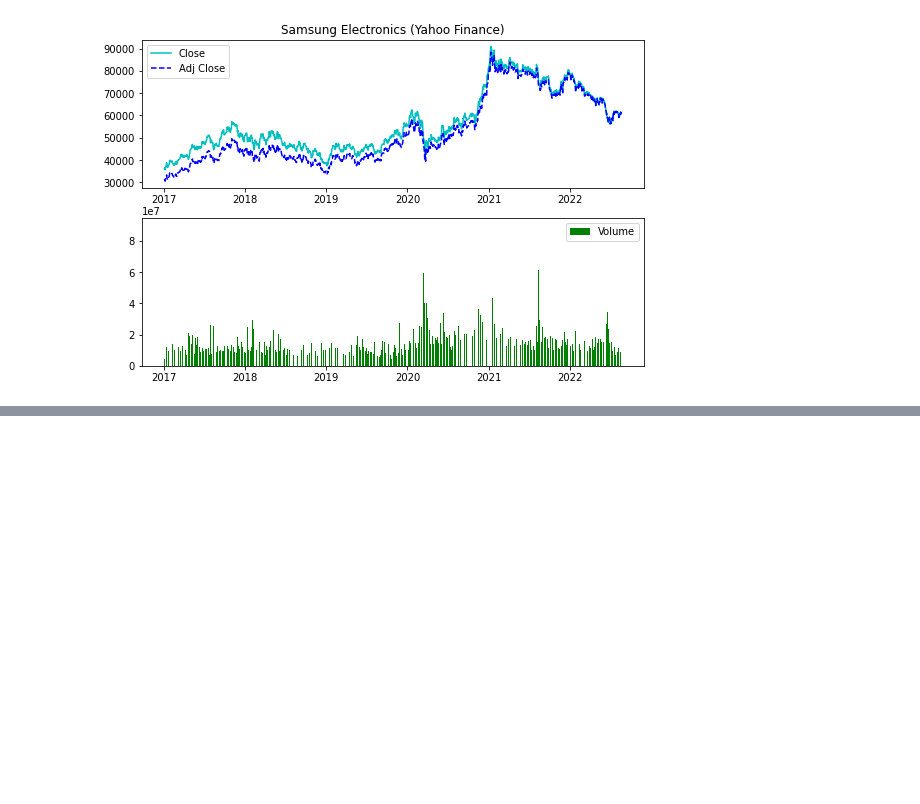
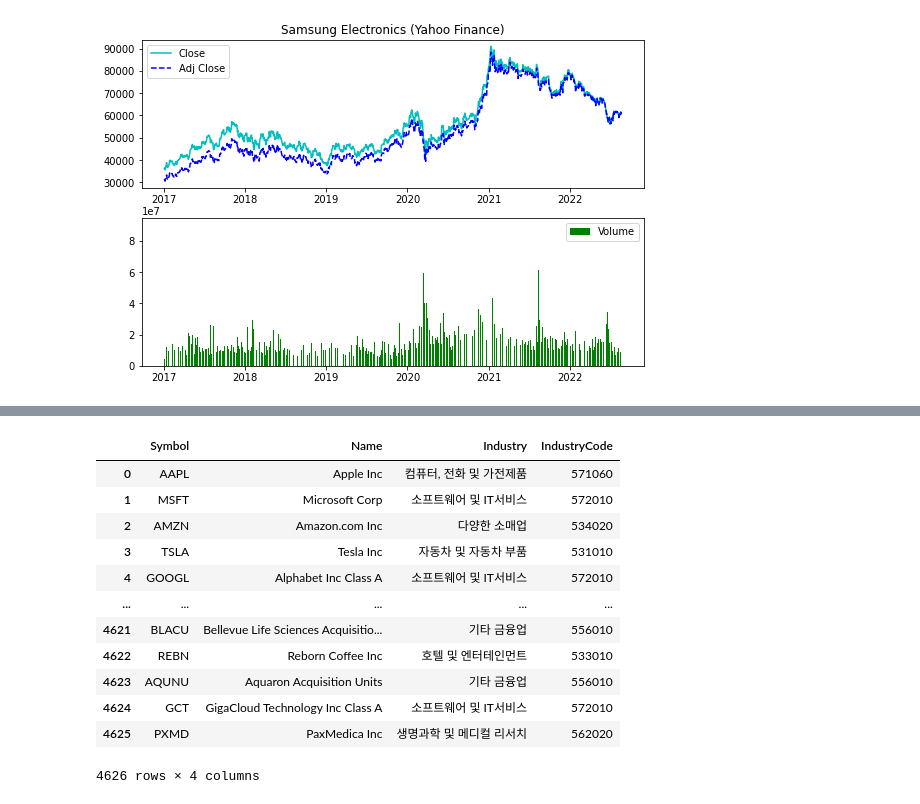
Before and after one commit to slayellow/Daily_Coding, a Jupyter notebook: stock_analysis/chapter5/compare_yahoo_naver.ipynb, the cells around one changed output, grey strips where cells are left out. Cells and saved outputs as stored; diff of their text form; code cells hidden in the pictures; blank space fills up the shorter version.

```diff
--- a/stock_analysis/chapter5/compare_yahoo_naver.ipynb
+++ b/stock_analysis/chapter5/compare_yahoo_naver.ipynb
@@ -37,0 +60,16 @@ plt.show()
+# %%
+nasdaq
+# %% [output]
+|  | Symbol | Name | Industry | IndustryCode |
+| 0 | AAPL | Apple Inc | 컴퓨터, 전화 및 가전제품 | 571060 |
+| 1 | MSFT | Microsoft Corp | 소프트웨어 및 IT서비스 | 572010 |
+| 2 | AMZN | Amazon.com Inc | 다양한 소매업 | 534020 |
+| 3 | TSLA | Tesla Inc | 자동차 및 자동차 부품 | 531010 |
+| 4 | GOOGL | Alphabet Inc Class A | 소프트웨어 및 IT서비스 | 572010 |
+| ... | ... | ... | ... | ... |
+| 4621 | BLACU | Bellevue Life Sciences Acquisitio... | 기타 금융업 | 556010 |
+| 4622 | REBN | Reborn Coffee Inc | 호텔 및 엔터테인먼트 | 533010 |
+| 4623 | AQUNU | Aquaron Acquisition Units | 기타 금융업 | 556010 |
+| 4624 | GCT | GigaCloud Technology Inc Class A | 소프트웨어 및 IT서비스 | 572010 |
+| 4625 | PXMD | PaxMedica Inc | 생명과학 및 메디컬 리서치 | 562020 |
+4626 rows × 4 columns
```
Also changed, not shown: parts of 6 cells of this notebook, 7 other files.
